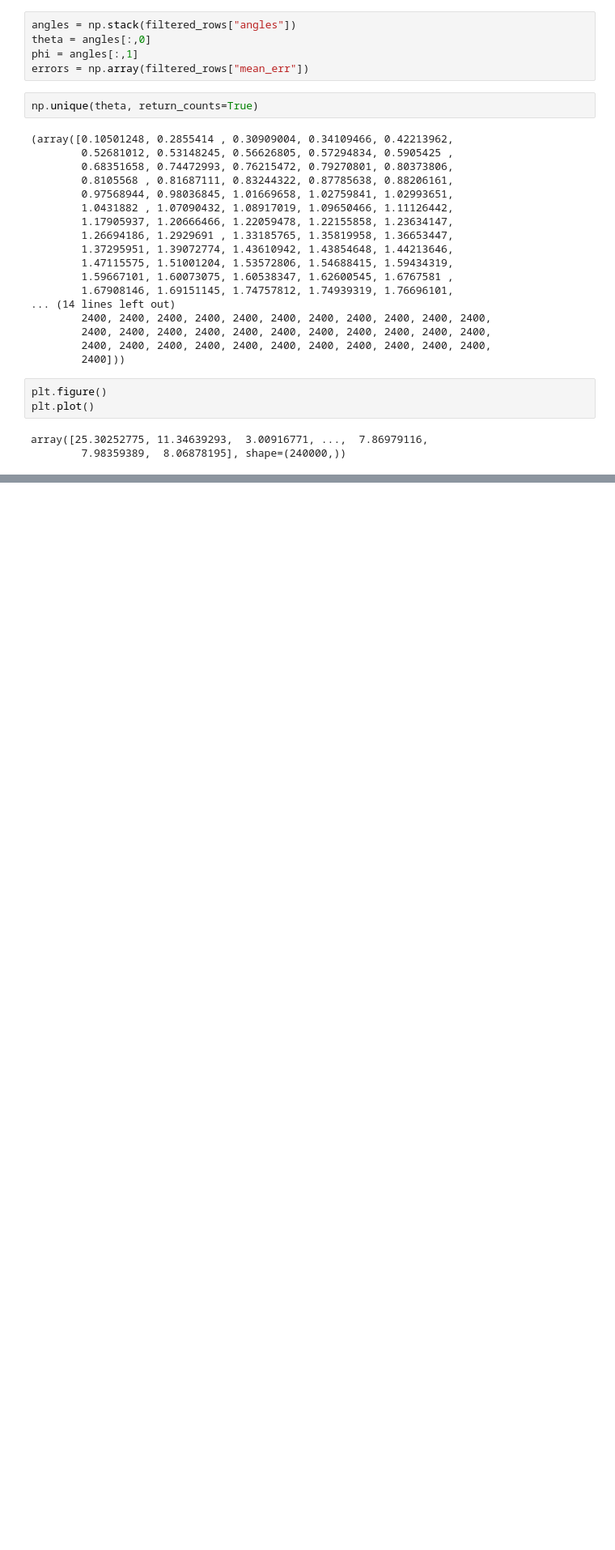
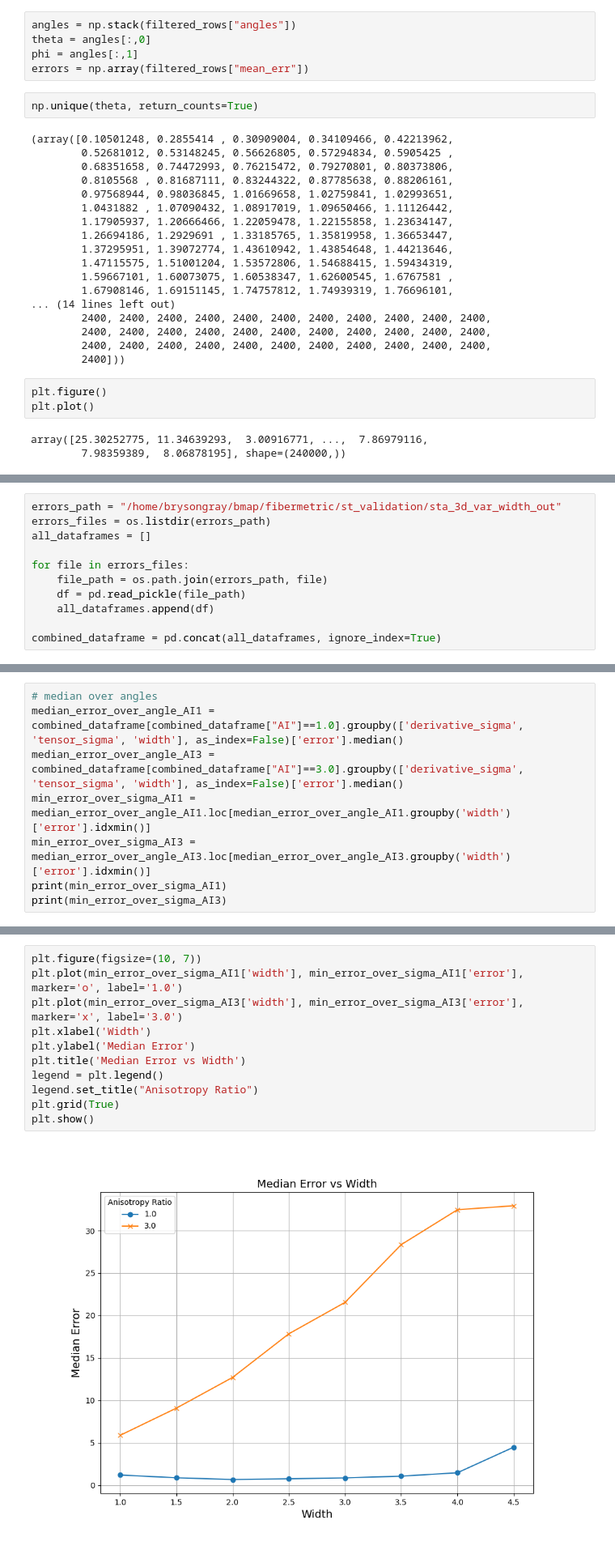
Before and after one commit to BrysonGray/structure_tensor_validation, a Jupyter notebook: notebooks/phantom_analysis_figs.ipynb, the cells around one changed output, grey strips where cells are left out. Shown at 81% size. Cells and saved outputs as stored; diff of their text form; blank space fills up the shorter version.

```diff
--- a/notebooks/phantom_analysis_figs.ipynb
+++ b/notebooks/phantom_analysis_figs.ipynb
@@ -297,0 +285,11 @@ array([25.30252775, 11.34639293,  3.00916771, ...,  7.86979116,
+# %%
+errors_path = "/home/brysongray/bmap/fibermetric/st_validation/sta_3d_var_width_out"
+errors_files = os.listdir(errors_path)
+all_dataframes = []
+
+for file in errors_files:
+    file_path = os.path.join(errors_path, file)
+    df = pd.read_pickle(file_path)
+    all_dataframes.append(df)
+
+combined_dataframe = pd.concat(all_dataframes, ignore_index=True)
@@ -297,0 +312,8 @@ array([25.30252775, 11.34639293,  3.00916771, ...,  7.86979116,
+# %%
+# median over angles
+median_error_over_angle_AI1 = combined_dataframe[combined_dataframe["AI"]==1.0].groupby(['derivative_sigma', 'tensor_sigma', 'width'], as_index=False)['error'].median()
+median_error_over_angle_AI3 = combined_dataframe[combined_dataframe["AI"]==3.0].groupby(['derivative_sigma', 'tensor_sigma', 'width'], as_index=False)['error'].median()
+min_error_over_sigma_AI1 = median_error_over_angle_AI1.loc[median_error_over_angle_AI1.groupby('width')['error'].idxmin()]
+min_error_over_sigma_AI3 = median_error_over_angle_AI3.loc[median_error_over_angle_AI3.groupby('width')['error'].idxmin()]
+print(min_error_over_sigma_AI1)
+print(min_error_over_sigma_AI3)
@@ -297,0 +339,13 @@ array([25.30252775, 11.34639293,  3.00916771, ...,  7.86979116,
+# %%
+plt.figure(figsize=(10, 7))
+plt.plot(min_error_over_sigma_AI1['width'], min_error_over_sigma_AI1['error'], marker='o', label='1.0')
+plt.plot(min_error_over_sigma_AI3['width'], min_error_over_sigma_AI3['error'], marker='x', label='3.0')
+plt.xlabel('Width')
+plt.ylabel('Median Error')
+plt.title('Median Error vs Width')
+legend = plt.legend()
+legend.set_title("Anisotropy Ratio")
+plt.grid(True)
+plt.show()
+# %% [output]
+[figure, added]
```
Also changed, not shown: parts of 25 cells of this notebook, 9 other files.
